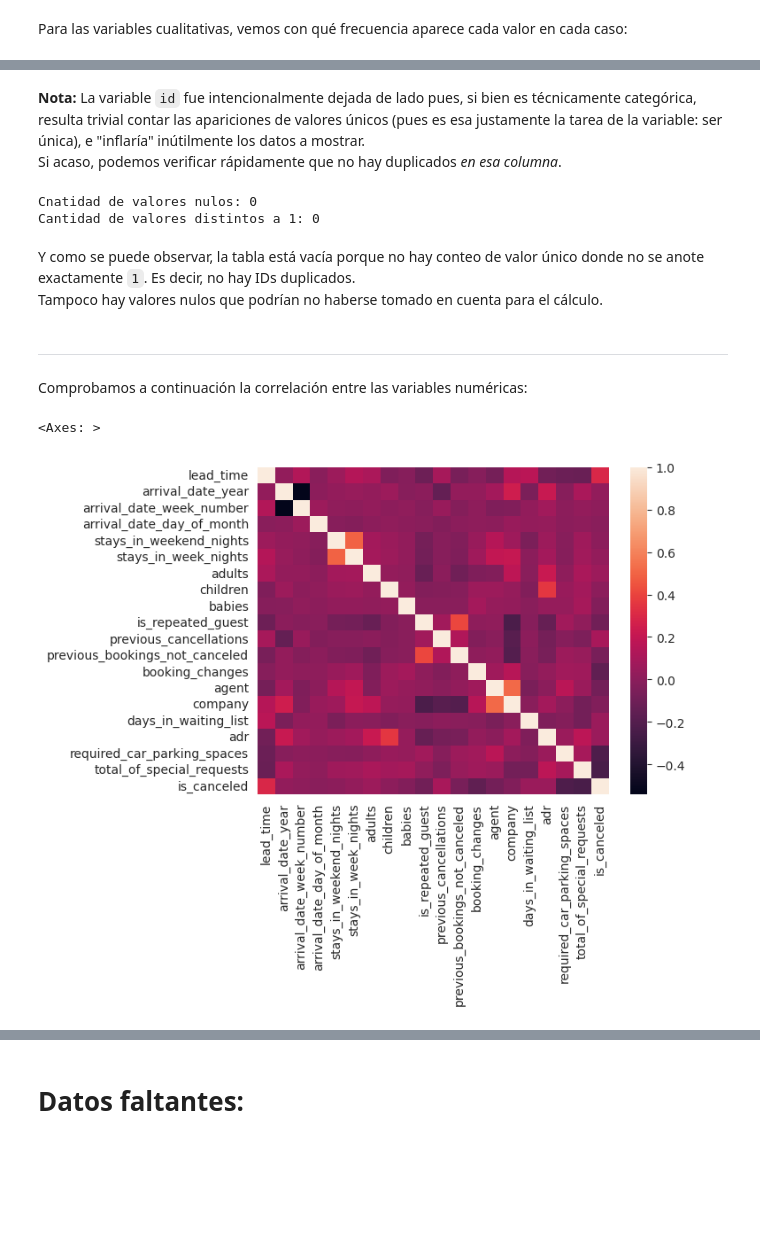
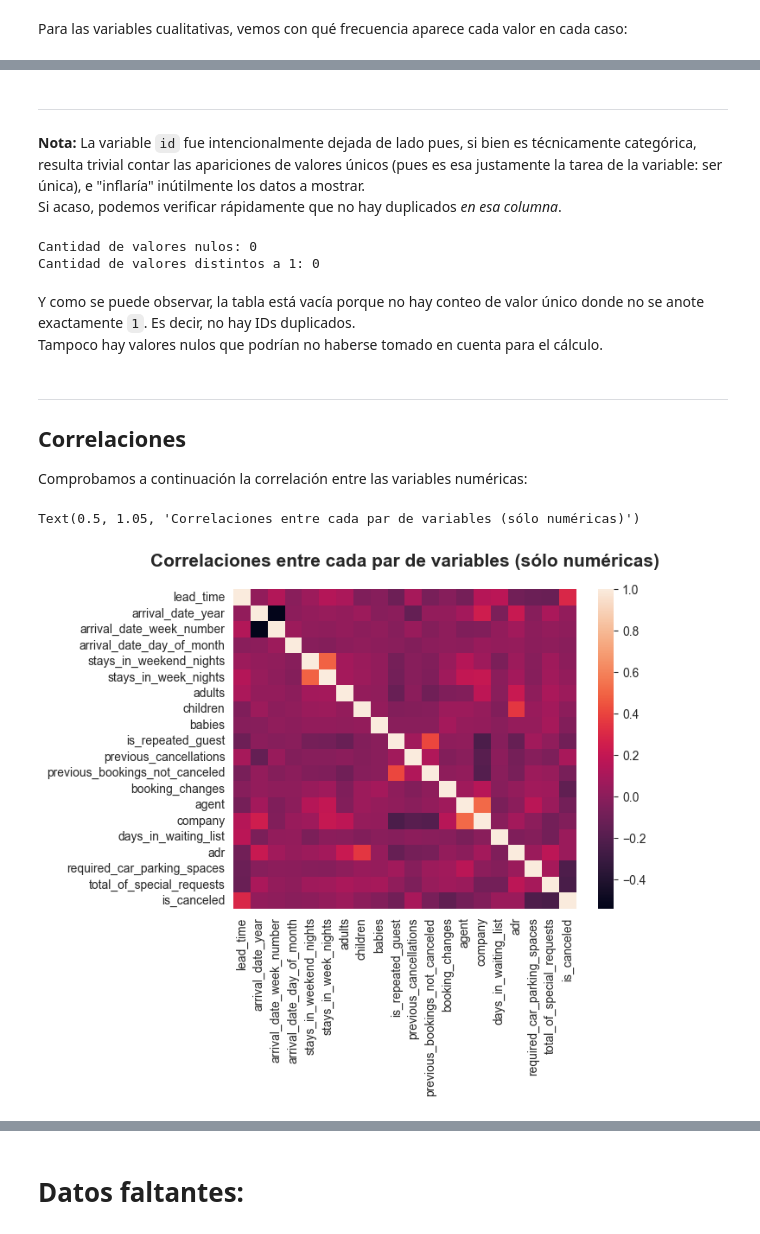
Before and after one commit to NLGS2907/7506R-2C2023-GRUPO03, a Jupyter notebook: TPs/TP1/7506R_TP1_GRUPO03_CHP1_ENTREGA.ipynb, the cells around one changed output, grey strips where cells are left out. Drawn from its saved outputs; the diff is of its cells as text; code cells hidden in the pictures; blank space fills up the shorter version.

```diff
--- a/TPs/TP1/7506R_TP1_GRUPO03_CHP1_ENTREGA.ipynb
+++ b/TPs/TP1/7506R_TP1_GRUPO03_CHP1_ENTREGA.ipynb
@@ -241,12 +261,14 @@ for i, categoria in enumerate(variables_categoricas):
 # %% [markdown]
+<hr width="20%" align="left" />
+
 **Nota:** La variable `id` fue intencionalmente dejada de lado pues, si bien es técnicamente categórica, resulta trivial contar las apariciones de valores únicos (pues es esa justamente la tarea de la variable: ser única), e "inflaría" inútilmente los datos a mostrar. <br/>
 Si acaso, podemos verificar rápidamente que no hay duplicados *en esa columna*.
 # %%
 ids = df_trabajo["id"].value_counts().to_frame().iloc[:, 0]
-print(f"Cnatidad de valores nulos: {ids.isna().sum()}")
-print(f"Cantidad de valores distintos a 1: {(ids != 1).sum()}")
+print(f"Cantidad de valores nulos: {ids.isna().sum()}\n"
+      f"Cantidad de valores distintos a 1: {(ids != 1).sum()}")
 # %% [output]
-Cnatidad de valores nulos: 0
+Cantidad de valores nulos: 0
 Cantidad de valores distintos a 1: 0
 # %% [markdown]
 Y como se puede observar, la tabla está vacía porque no hay conteo de valor único donde no se anote exactamente `1`. Es decir, no hay IDs duplicados. <br/>
@@ -254,10 +280,15 @@ Tampoco hay valores nulos que podrían no haberse tomado en cuenta para el cálc
 # %% [markdown]
-<hr width="20%" align="left" />
+<hr width="30%" align="left" />
+
+## Correlaciones
 
 Comprobamos a continuación la correlación entre las variables numéricas:
 # %%
 correlaciones = df_trabajo.corr(numeric_only=True)
 sns.heatmap(correlaciones)
+plt.title("Correlaciones entre cada par de variables (sólo numéricas)",
+          y=1.05,
+          fontdict={"size": 15, "weight": "bold"})
 # %% [output]
-<Axes: >
+Text(0.5, 1.05, 'Correlaciones entre cada par de variables (sólo numéricas)')
-[figure, old version]
+[figure, new version]
```
Also changed, not shown: parts of 84 cells of this notebook.
